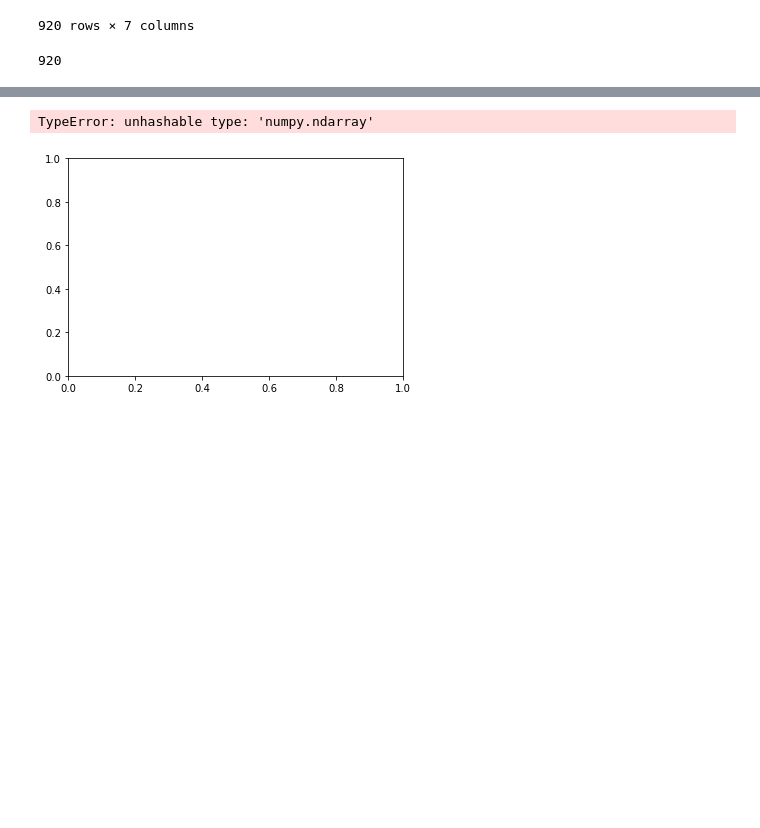
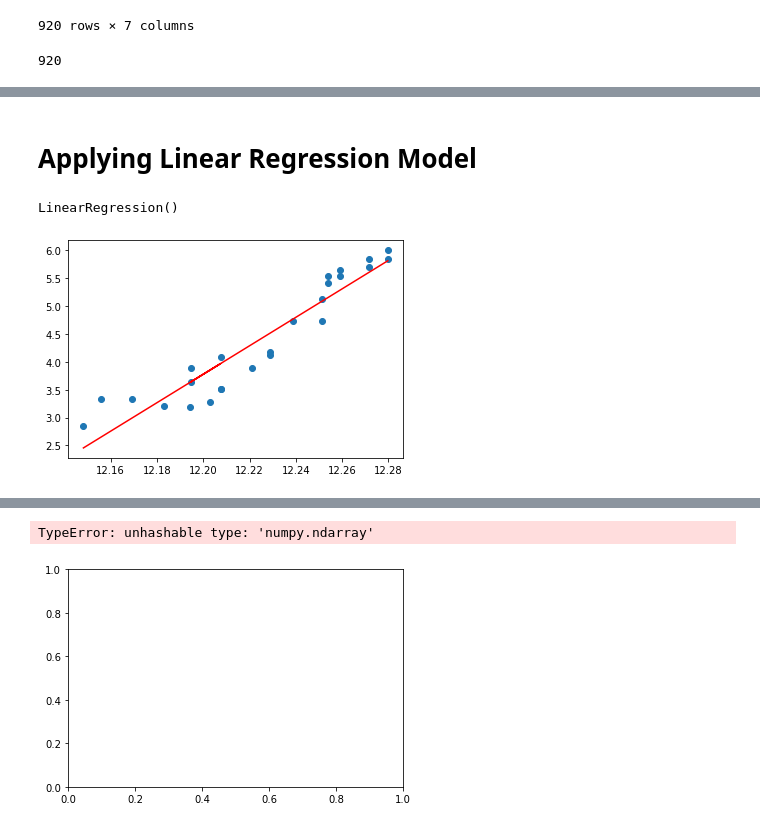
Before and after one commit to bolwerk-b/Final-Project, a Jupyter notebook: machine learning/Machine_Learning_three_regression_models-test.ipynb, the cells around one changed output, grey strips where cells are left out. Drawn from its saved outputs; the diff is of its cells as text; code cells hidden in the pictures; blank space fills up the shorter version.

Commit message:
Updating ML *test file

```diff
--- a/machine learning/Machine_Learning_three_regression_models-test.ipynb
+++ b/machine learning/Machine_Learning_three_regression_models-test.ipynb
@@ -173,0 +186,25 @@ print(rmse)
+# %% [markdown]
+# Applying Linear Regression Model
+# %%
+X = df_Canada.GDP_log10.values.reshape(-1,1)
+y = df_Canada.dollar_price.values.reshape(-1,1)
+# %%
+from sklearn.model_selection import train_test_split
+X_train, X_test, y_train, y_test = train_test_split(X,y, test_size=0.2, random_state=2)
+
+# Instantiate linear regression model
+model = LinearRegression()
+# %%
+# training the model
+model.fit(X,y)
+# %% [output]
+LinearRegression()
+# %%
+y_pred = model.predict(X)
+# %%
+# Creating a scatter plot with a regression curve
+plt.scatter(X, y)
+plt.plot(X, y_pred, color='red')
+plt.show()
+# %% [output]
+[figure, added]
```
Also changed, not shown: parts of 70 cells of this notebook.
